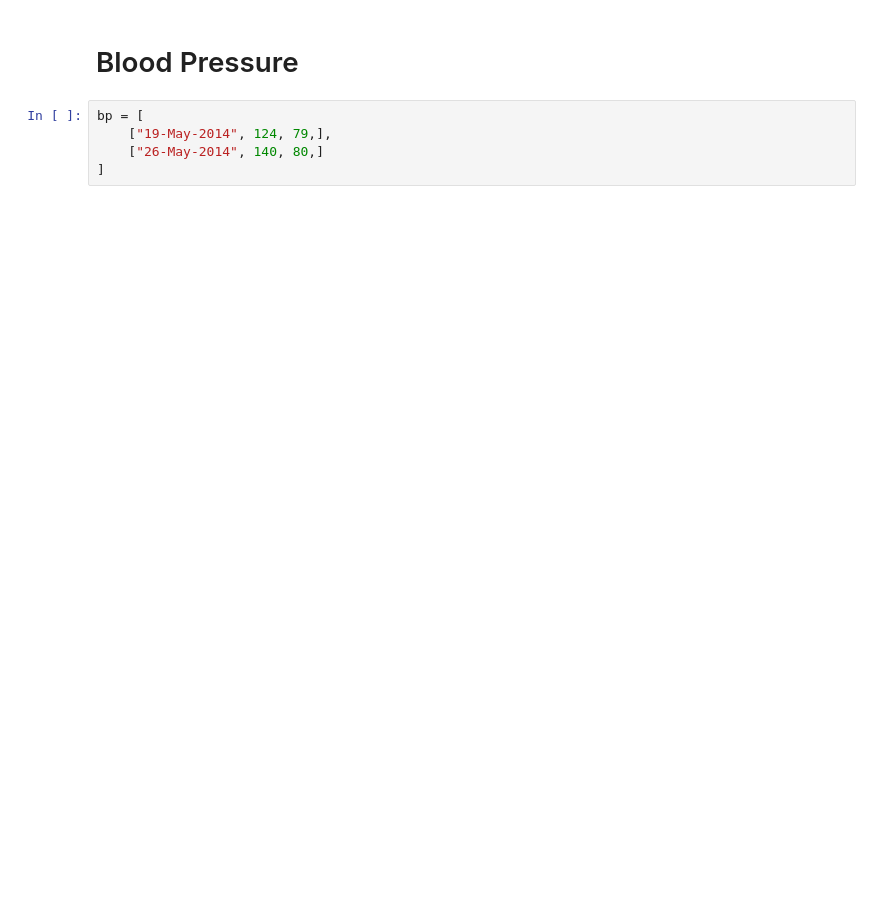
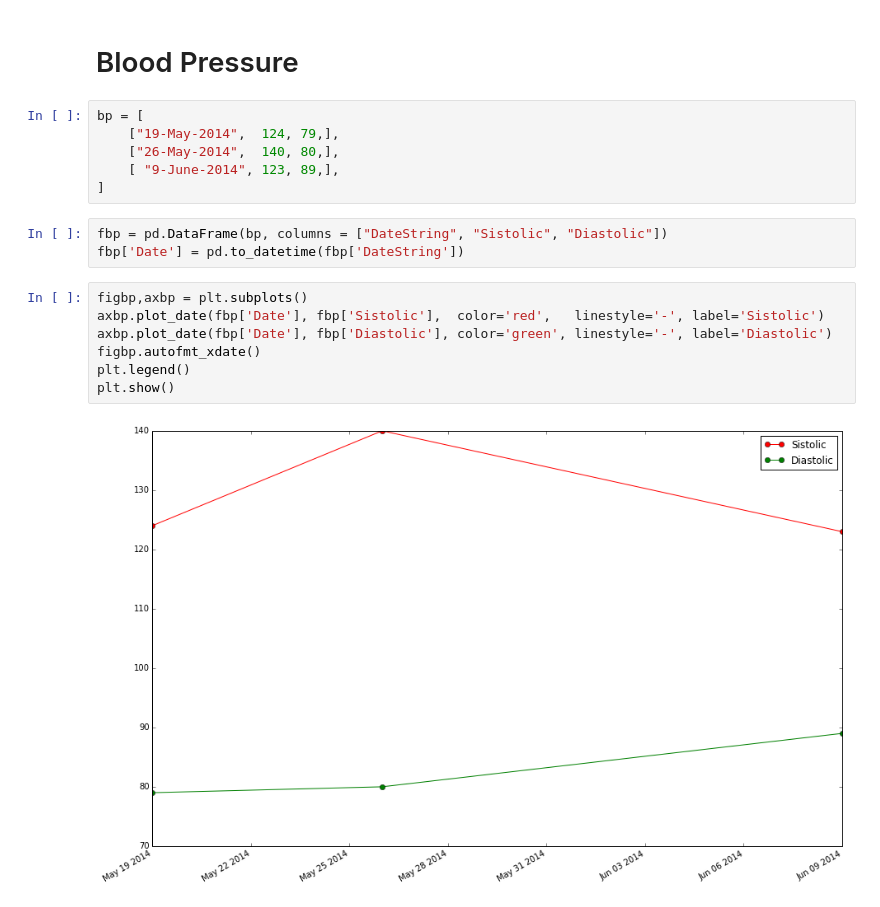
Before and after one commit to stephenbennyhat/me, a Jupyter notebook: Weight.ipynb, the cells around one changed output. Saved outputs shown, nothing was run; the diff lists cells and outputs as text; blank space fills up the shorter version.

Commit message:
more data

```diff
--- a/Weight.ipynb
+++ b/Weight.ipynb
@@ -380,6 +385,19 @@ BMI: 28.3890506869
 # Blood Pressure
 # %%
 bp = [
-    ["19-May-2014", 124, 79,],
-    ["26-May-2014", 140, 80,]
+    ["19-May-2014",  124, 79,],
+    ["26-May-2014",  140, 80,],
+    [ "9-June-2014", 123, 89,],
 ]
+# %%
+fbp = pd.DataFrame(bp, columns = ["DateString", "Sistolic", "Diastolic"])
+fbp['Date'] = pd.to_datetime(fbp['DateString'])
+# %%
+figbp,axbp = plt.subplots()
+axbp.plot_date(fbp['Date'], fbp['Sistolic'],  color='red',   linestyle='-', label='Sistolic')
+axbp.plot_date(fbp['Date'], fbp['Diastolic'], color='green', linestyle='-', label='Diastolic')
+figbp.autofmt_xdate()
+plt.legend()
+plt.show()
+# %% [output]
+[figure, added]
```
Also changed, not shown: parts of 11 cells of this notebook.
